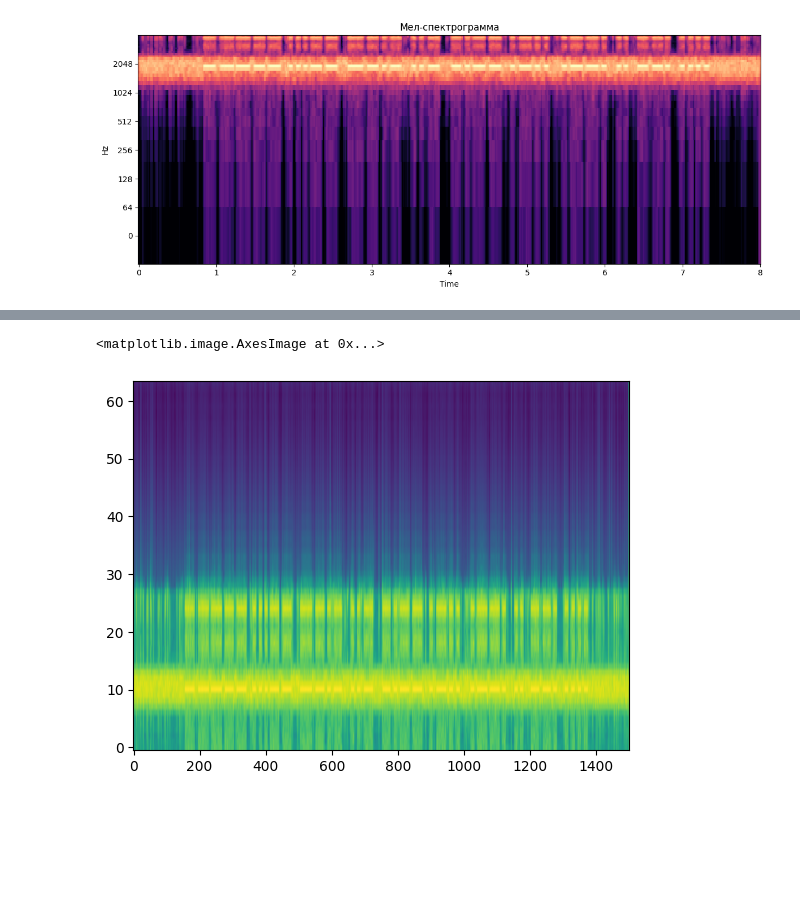
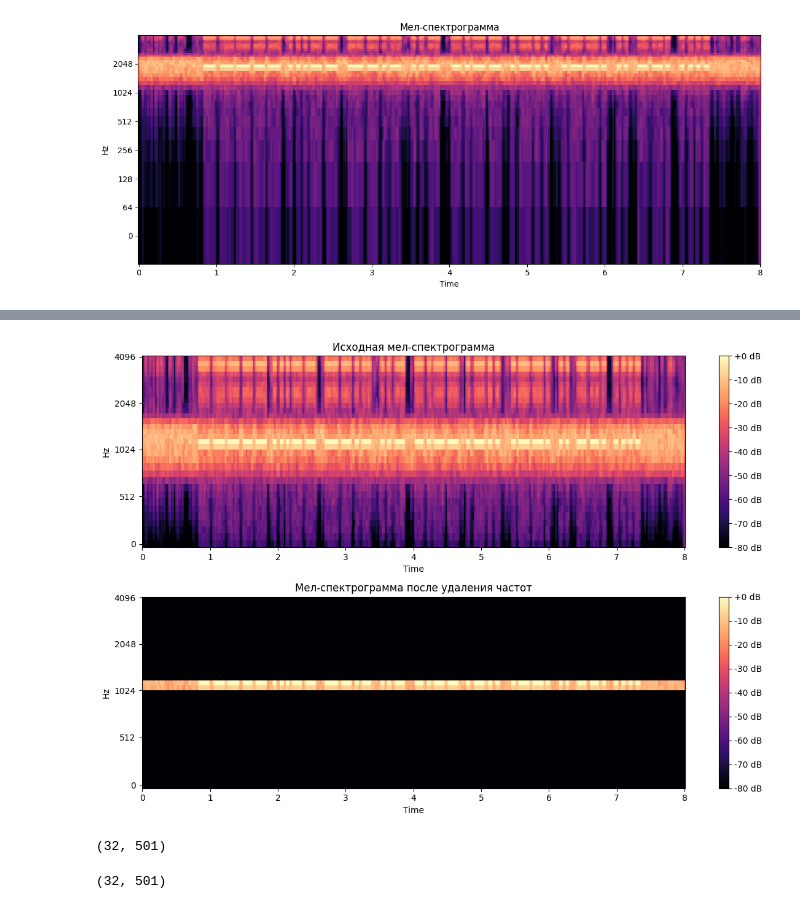
Before and after one commit to skytecat/DL_study, a Jupyter notebook: morse.ipynb, the cells around one changed output, grey strips where cells are left out. Cells and saved outputs as stored; diff of their text form; code cells hidden in the pictures; blank space fills up the shorter version.

```diff
--- a/morse.ipynb
+++ b/morse.ipynb
@@ -151,6 +131,0 @@ Audio(file_path, autoplay=True)
-# %%
-import torchaudio
-
-waveform, sr = torchaudio.load("morse_dataset/morse_dataset/1.opus")  # Загрузка аудио
-spectrogram = torchaudio.transforms.Spectrogram()(waveform)  # Спектрограмма
-plt.imshow(spectrogram.log2()[0], aspect='auto', origin='lower')
@@ -196,14 +132,38 @@ plt.imshow(mel_spec.log2()[0], aspect='auto', origin='lower')
-# %%
-mel_transform = torchaudio.transforms.MelSpectrogram(
-    sample_rate=16000,
-    n_fft=1024,
-    win_length=1024,
-    hop_length=256,
-    n_mels=64,
-    power=1.0
-)
-mel_spec = mel_transform(waveform)
-plt.imshow(mel_spec.log2()[0], aspect='auto', origin='lower')
-# %% [output]
-<matplotlib.image.AxesImage at 0x...>
-[figure, removed]
+# %%
+# Определяем диапазон частот для удаления (например, 1000-1500 Гц)
+frequencies = librosa.mel_frequencies(n_mels=32, fmin=0, fmax=sr//2)  # Получаем центральные частоты мел-полос
+mask = (frequencies < 1024) | (frequencies > 1200)
+
+
+# Обнуляем ненужные частоты
+mel_spec_db_filtered = mel_spec_db.copy()
+mel_spec_db_filtered[mask, :] = -80  # -80 dB ~ "тишина"
+# %%
+plt.figure(figsize=(12, 8))
+
+# До фильтрации
+plt.subplot(2, 1, 1)
+librosa.display.specshow(mel_spec_db, sr=sr, hop_length=128, x_axis='time', y_axis='mel')
+plt.colorbar(format='%+2.0f dB')
+plt.title('Исходная мел-спектрограмма')
+
+# После фильтрации
+plt.subplot(2, 1, 2)
+librosa.display.specshow(mel_spec_db_filtered, sr=sr, hop_length=128, x_axis='time', y_axis='mel')
+plt.colorbar(format='%+2.0f dB')
+plt.title('Мел-спектрограмма после удаления частот')
+
+plt.tight_layout()
+plt.show()
+# %% [output]
+[figure, added]
+# %%
+# print(mel_spec_db_filtered[0][:])
+print(mel_spec_db_filtered.shape)
+# %% [output]
+(32, 501)
+# %%
+# print(mel_spec[:][0])
+print(mel_spec_db.shape)
+# %% [output]
+(32, 501)
```
Also changed, not shown: parts of 8 cells of this notebook.
